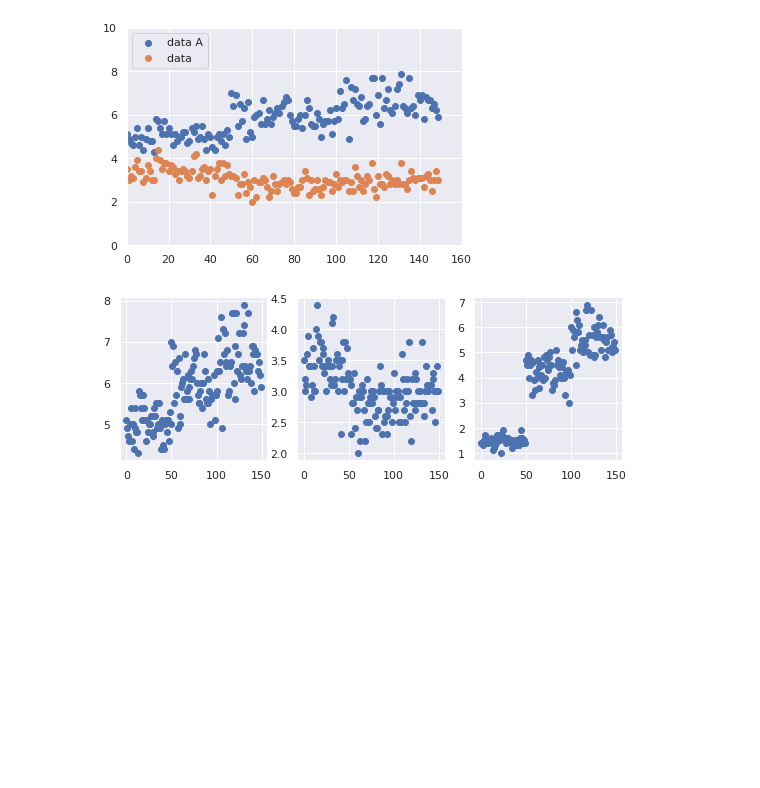
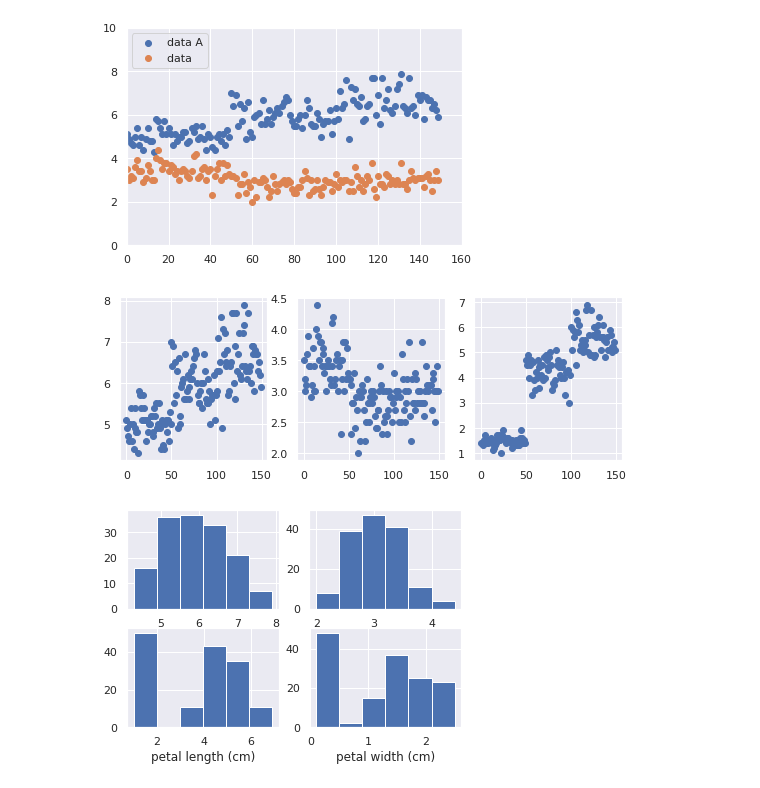
Before and after one commit to sohdacafe/cheat_sheet, a Jupyter notebook: matplotlib_cheat_sheet.ipynb, the cells around one changed output. Drawn from its saved outputs; the diff is of its cells as text; code cells hidden in the pictures; blank space fills up the shorter version.

```diff
--- a/matplotlib_cheat_sheet.ipynb
+++ b/matplotlib_cheat_sheet.ipynb
@@ -117,3 +116,23 @@ plt.scatter(X[0], X[3])
 plt.show()
 # %% [output]
 [figure]
+# %%
+x = df['sepal length (cm)']
+plt.subplot(221)
+plt.hist(x,bins=6)
+plt.xlabel('sepal length (cm)')
+plt.subplot(222)
+x1 = df['sepal width (cm)']
+plt.hist(x1,bins=6)
+plt.xlabel('sepal width (cm)')
+plt.subplot(223)
+x2 = df['petal length (cm)']
+plt.hist(x2,bins=6)
+plt.xlabel('petal length (cm)')
+plt.subplot(224)
+x3 = df['petal width (cm)']
+plt.hist(x3,bins=6)
+plt.xlabel('petal width (cm)')
+plt.show()
+# %% [output]
+[figure, added]
```
Also changed, not shown: parts of 1 cell of this notebook.
